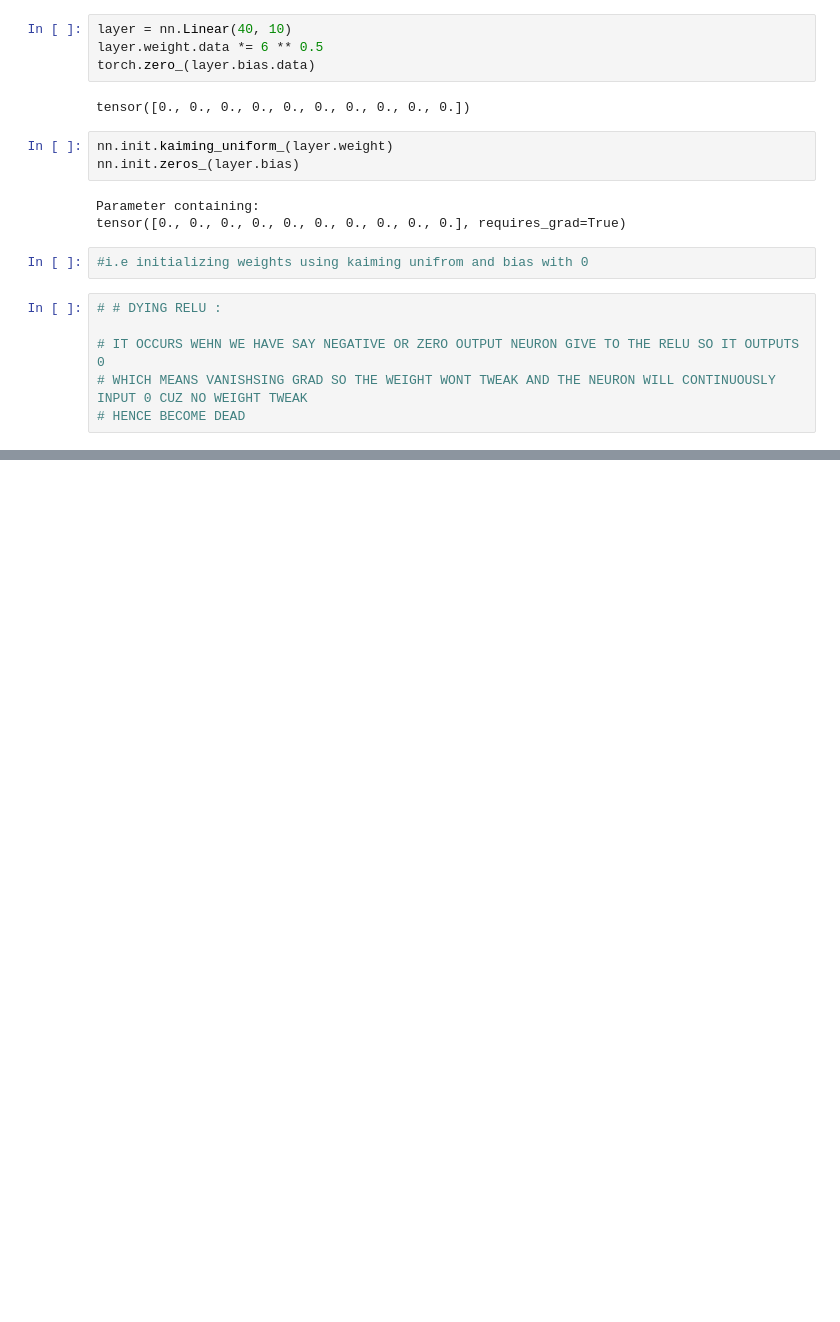
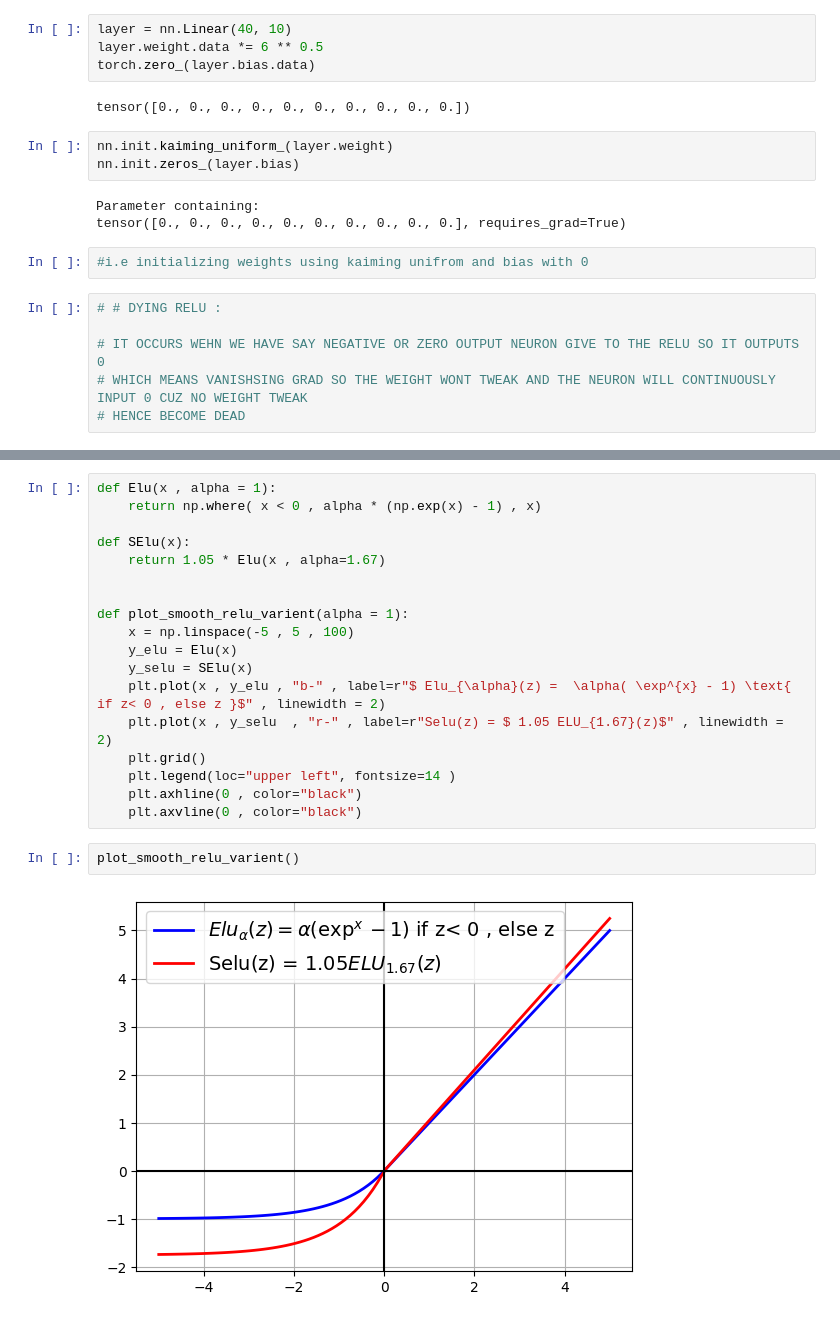
Before and after one commit to LazySeagull/Machine_Learning_Practice, a Jupyter notebook: deep_learning/Training_deep_nn/math_deep_nn.ipynb, the cells around one changed output, grey strips where cells are left out. Cells and saved outputs as stored; diff of their text form; blank space fills up the shorter version.

```diff
--- a/deep_learning/Training_deep_nn/math_deep_nn.ipynb
+++ b/deep_learning/Training_deep_nn/math_deep_nn.ipynb
@@ -42,0 +56,22 @@ tensor([0., 0., 0., 0., 0., 0., 0., 0., 0., 0.], requires_grad=True)
+# %%
+def Elu(x , alpha = 1):
+    return np.where( x < 0 , alpha * (np.exp(x) - 1) , x)
+
+def SElu(x):
+    return 1.05 * Elu(x , alpha=1.67)
+
+
+def plot_smooth_relu_varient(alpha = 1):
+    x = np.linspace(-5 , 5 , 100)
+    y_elu = Elu(x)
+    y_selu = SElu(x)
+    plt.plot(x , y_elu , "b-" , label=r"$ Elu_{\alpha}(z) =  \alpha( \exp^{x} - 1) \text{ if z< 0 , else z }$" , linewidth = 2)
+    plt.plot(x , y_selu  , "r-" , label=r"Selu(z) = $ 1.05 ELU_{1.67}(z)$" , linewidth = 2)
+    plt.grid()
+    plt.legend(loc="upper left", fontsize=14 )
+    plt.axhline(0 , color="black")
+    plt.axvline(0 , color="black")
+# %%
+plot_smooth_relu_varient()
+# %% [output]
+[figure, added]
```
Also changed, not shown: parts of 3 cells of this notebook.
